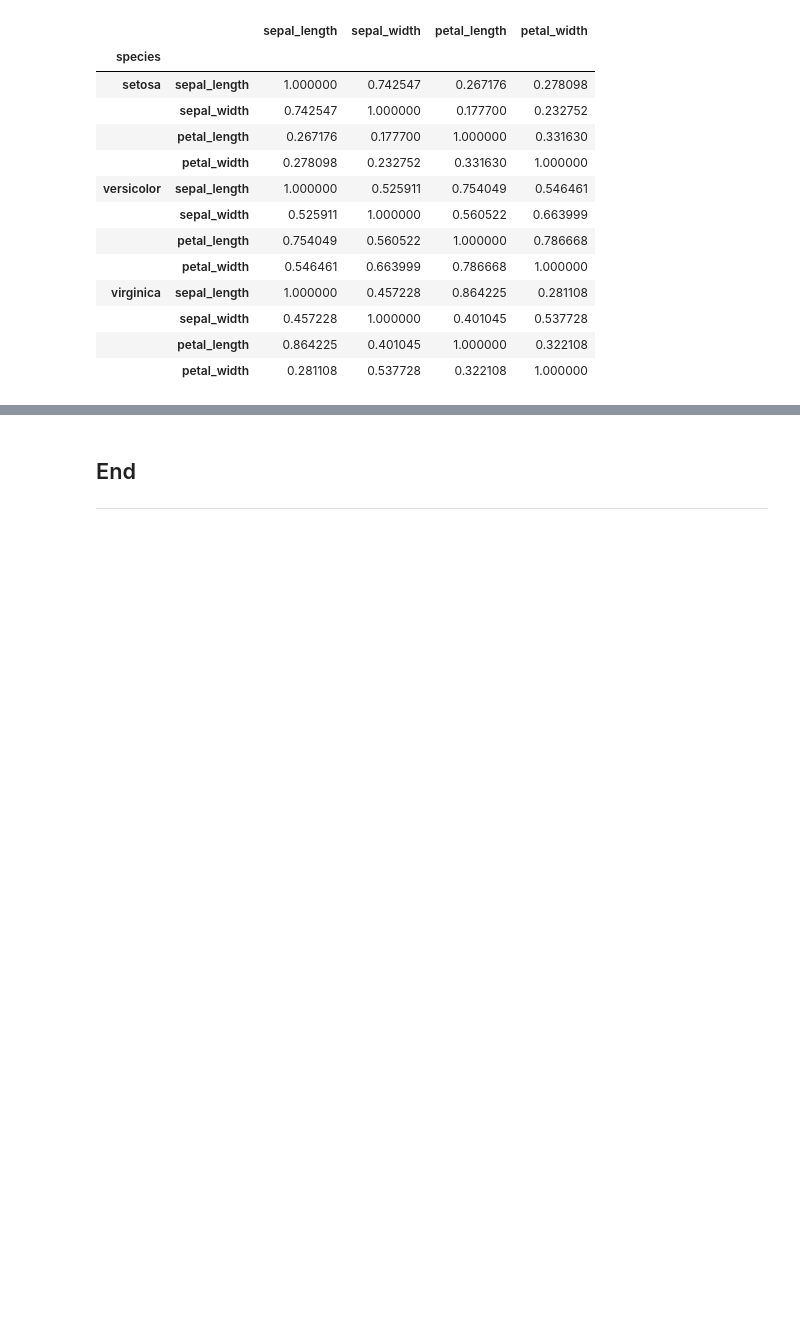
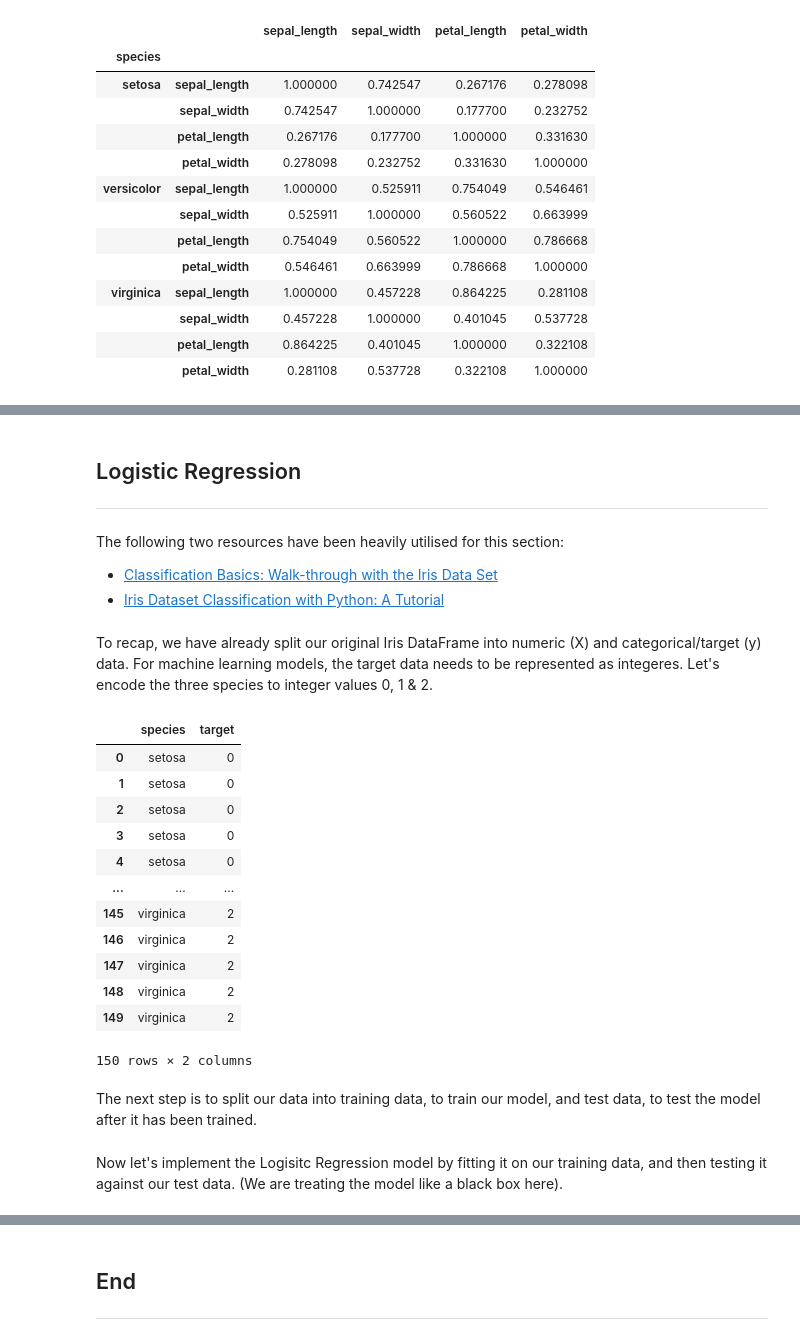
Before and after one commit to fdennehy/pands-project, a Jupyter notebook: iris.ipynb, the cells around one changed output, grey strips where cells are left out. Drawn from its saved outputs; the diff is of its cells as text; code cells hidden in the pictures; blank space fills up the shorter version.

Commit message:
final .ipynb commit and sklearn ml map imaged added to repo

```diff
--- a/iris.ipynb
+++ b/iris.ipynb
@@ -475,0 +532,45 @@ df.groupby('species').corr(numeric_only=True)
+# %% [markdown]
+## Logistic Regression
+
+***
+# %% [markdown]
+The following two resources have been heavily utilised for this section:
+- [Classification Basics: Walk-through with the Iris Data Set](https://towardsdatascience.com/classification-basics-walk-through-with-the-iris-data-set-d46b0331bf82)
+- [Iris Dataset Classification with Python: A Tutorial](https://www.pycodemates.com/2022/05/iris-dataset-classification-with-python.html)
+# %% [markdown]
+To recap, we have already split our original Iris DataFrame into numeric (X) and categorical/target (y) data. For machine learning models, the target data needs to be represented as integeres. Let's encode the three species to integer values 0, 1 & 2.
+# %%
+# Alternatively we could use sklearn's Label Encoder for this: https://scikit-learn.org/stable/modules/generated/sklearn.preprocessing.LabelEncoder.html
+# We create a new list called 'target'.
+# Map each species to an integer value and add these values to target.
+
+target = []
+
+for i in y['species']:
+    if i == "setosa":
+        target.append(0)
+    elif i == 'versicolor':
+        target.append(1)
+    else:
+        target.append(2)
+
+# Add additional 'target' column to y DataFrame, and set values equal to 'target' list
+y['target'] = target
+
+y
+# %% [output]
+|  | species | target |
+| 0 | setosa | 0 |
+| 1 | setosa | 0 |
+| 2 | setosa | 0 |
+| 3 | setosa | 0 |
+| 4 | setosa | 0 |
+| ... | ... | ... |
+| 145 | virginica | 2 |
+| 146 | virginica | 2 |
+| 147 | virginica | 2 |
+| 148 | virginica | 2 |
+| 149 | virginica | 2 |
+150 rows × 2 columns
+# %% [markdown]
+The next step is to split our data into training data, to train our model, and test data, to test the model after it has been trained.
@@ -475,0 +584,2 @@ df.groupby('species').corr(numeric_only=True)
+# %% [markdown]
+Now let's implement the Logisitc Regression model by fitting it on our training data, and then testing it against our test data. (We are treating the model like a black box here).
```
Also changed, not shown: parts of 24 cells of this notebook, 1 other file.
